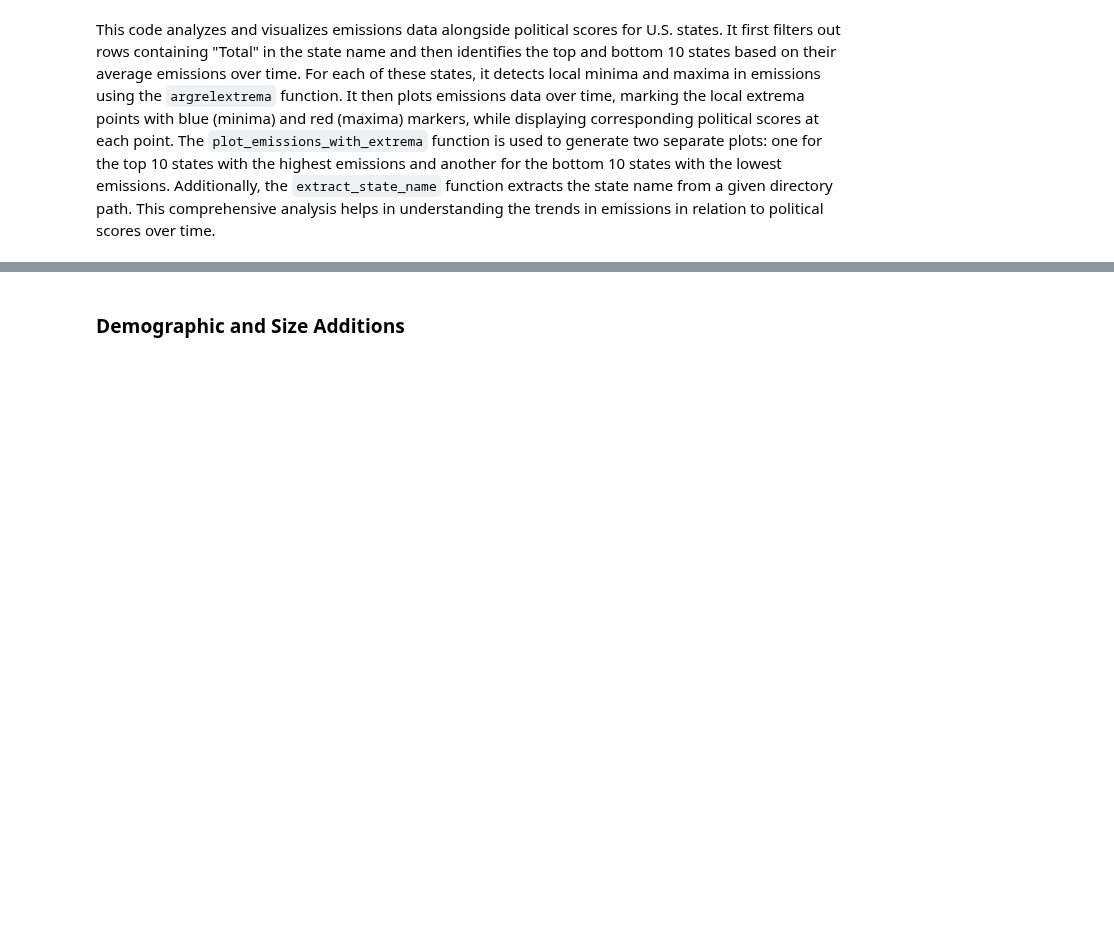
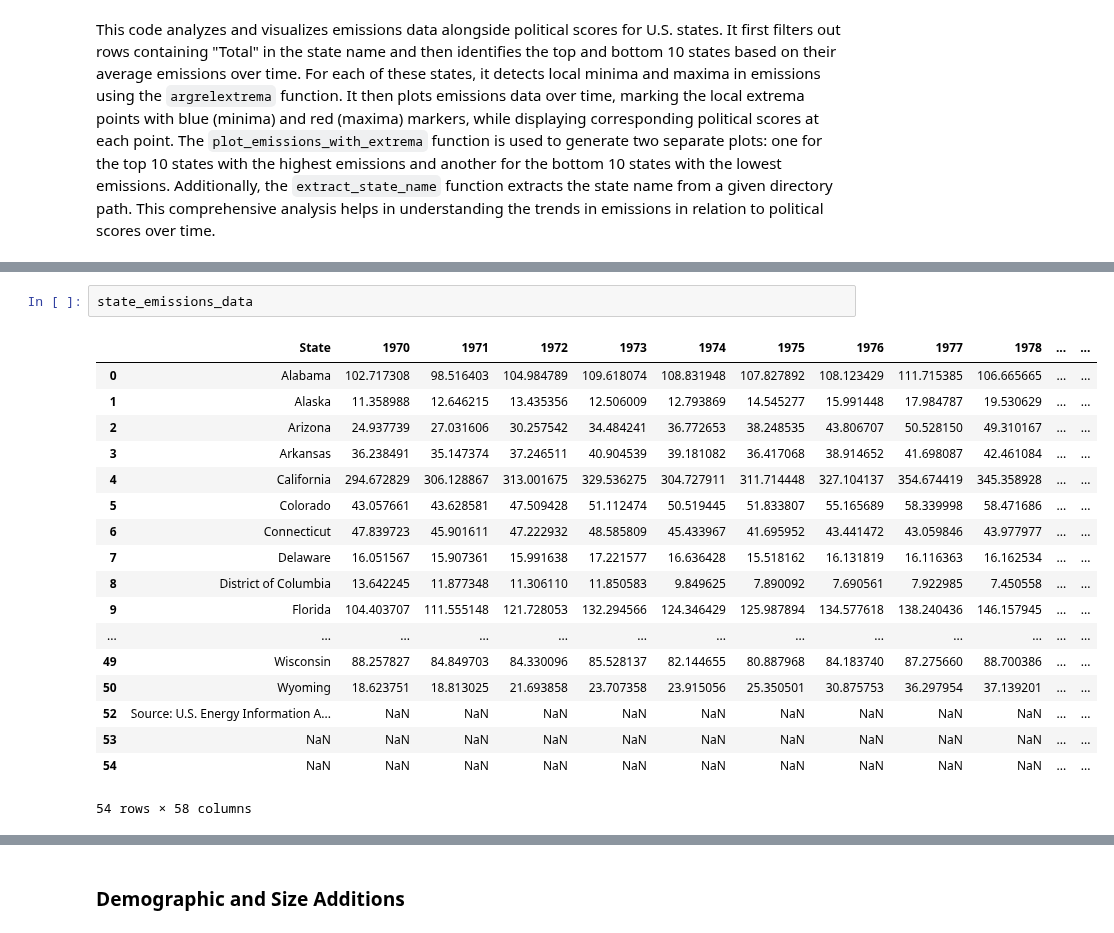
Before and after one commit to AyalYakobe/AirPollutionByPolitics, a Jupyter notebook: overview.ipynb, the cells around one changed output, grey strips where cells are left out. Saved outputs shown, nothing was run; the diff lists cells and outputs as text; blank space fills up the shorter version.

```diff
--- a/overview.ipynb
+++ b/overview.ipynb
@@ -254,0 +272,21 @@ analyze_and_plot_emissions(state_emissions_data, final_political_scores_by_year)
+# %%
+state_emissions_data
+# %% [output]
+|  | State | 1970 | 1971 | 1972 | 1973 | 1974 | 1975 | 1976 | 1977 | 1978 | ... | ... |
+| 0 | Alabama | 102.717308 | 98.516403 | 104.984789 | 109.618074 | 108.831948 | 107.827892 | 108.123429 | 111.715385 | 106.665665 | ... | ... |
+| 1 | Alaska | 11.358988 | 12.646215 | 13.435356 | 12.506009 | 12.793869 | 14.545277 | 15.991448 | 17.984787 | 19.530629 | ... | ... |
+| 2 | Arizona | 24.937739 | 27.031606 | 30.257542 | 34.484241 | 36.772653 | 38.248535 | 43.806707 | 50.528150 | 49.310167 | ... | ... |
+| 3 | Arkansas | 36.238491 | 35.147374 | 37.246511 | 40.904539 | 39.181082 | 36.417068 | 38.914652 | 41.698087 | 42.461084 | ... | ... |
+| 4 | California | 294.672829 | 306.128867 | 313.001675 | 329.536275 | 304.727911 | 311.714448 | 327.104137 | 354.674419 | 345.358928 | ... | ... |
+| 5 | Colorado | 43.057661 | 43.628581 | 47.509428 | 51.112474 | 50.519445 | 51.833807 | 55.165689 | 58.339998 | 58.471686 | ... | ... |
+| 6 | Connecticut | 47.839723 | 45.901611 | 47.222932 | 48.585809 | 45.433967 | 41.695952 | 43.441472 | 43.059846 | 43.977977 | ... | ... |
+| 7 | Delaware | 16.051567 | 15.907361 | 15.991638 | 17.221577 | 16.636428 | 15.518162 | 16.131819 | 16.116363 | 16.162534 | ... | ... |
+| 8 | District of Columbia | 13.642245 | 11.877348 | 11.306110 | 11.850583 | 9.849625 | 7.890092 | 7.690561 | 7.922985 | 7.450558 | ... | ... |
+| 9 | Florida | 104.403707 | 111.555148 | 121.728053 | 132.294566 | 124.346429 | 125.987894 | 134.577618 | 138.240436 | 146.157945 | ... | ... |
+| ... | ... | ... | ... | ... | ... | ... | ... | ... | ... | ... | ... | ... |
+| 49 | Wisconsin | 88.257827 | 84.849703 | 84.330096 | 85.528137 | 82.144655 | 80.887968 | 84.183740 | 87.275660 | 88.700386 | ... | ... |
+| 50 | Wyoming | 18.623751 | 18.813025 | 21.693858 | 23.707358 | 23.915056 | 25.350501 | 30.875753 | 36.297954 | 37.139201 | ... | ... |
+| 52 | Source: U.S. Energy Information A... | NaN | NaN | NaN | NaN | NaN | NaN | NaN | NaN | NaN | ... | ... |
+| 53 | NaN | NaN | NaN | NaN | NaN | NaN | NaN | NaN | NaN | NaN | ... | ... |
+| 54 | NaN | NaN | NaN | NaN | NaN | NaN | NaN | NaN | NaN | NaN | ... | ... |
+54 rows × 58 columns
```
Also changed, not shown: parts of 25 cells of this notebook, 1 other file.
